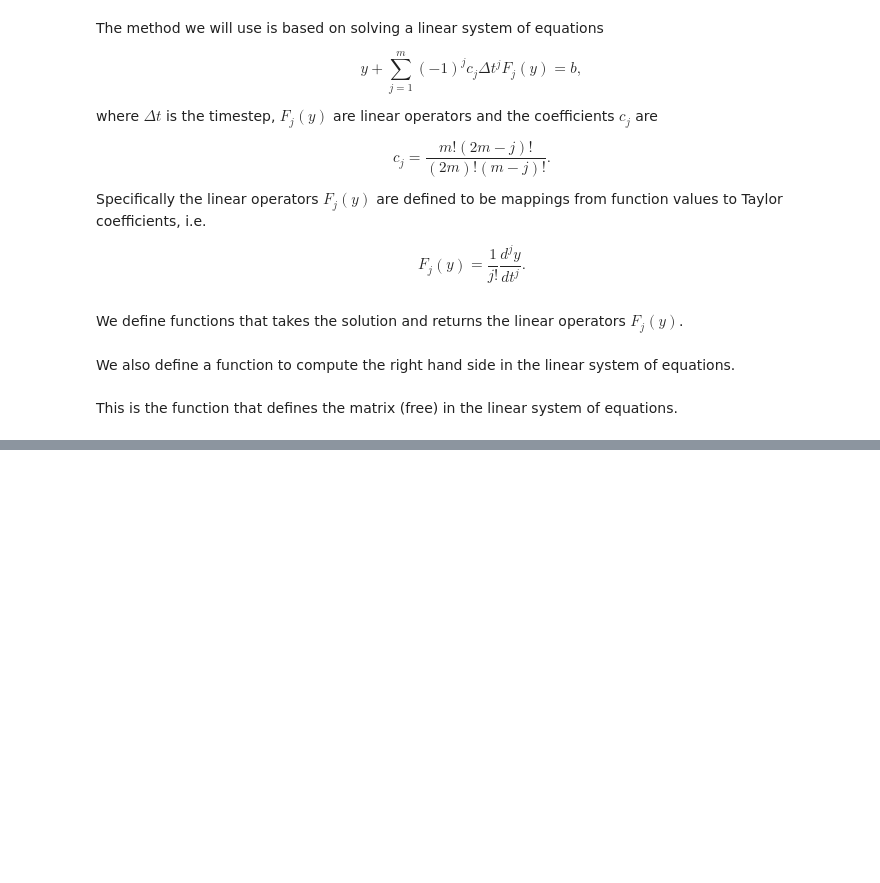
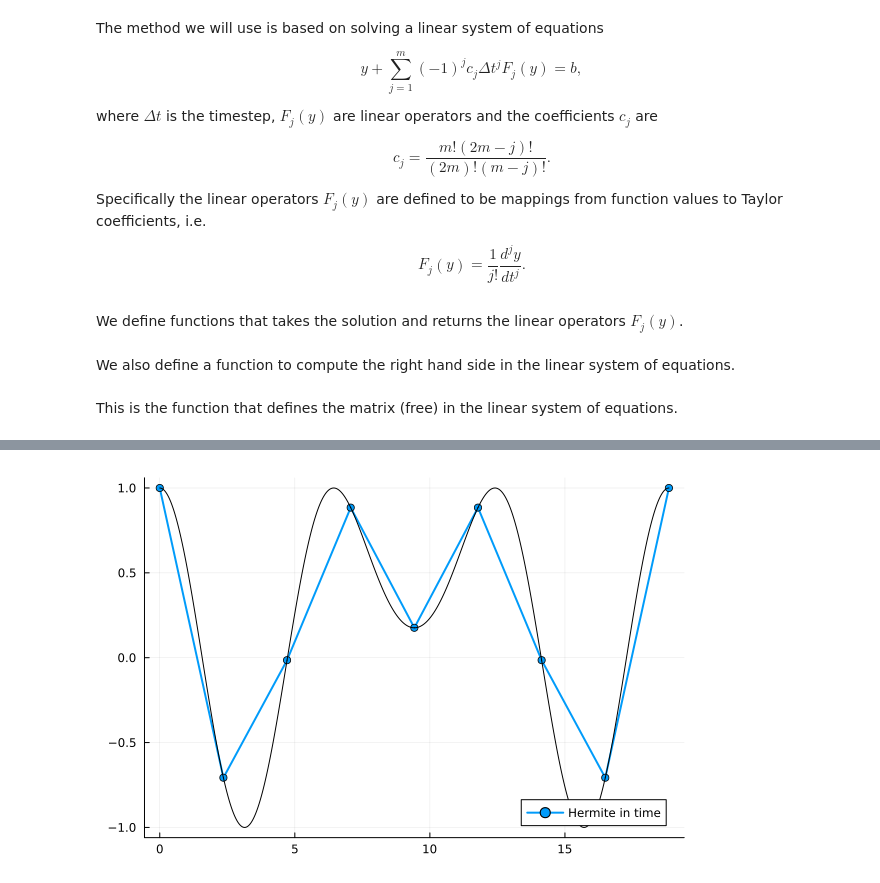
Before and after one commit to appelo/Chides.jl, a Jupyter notebook: examples/Hermite_in_Time_for_variable_coeff.ipynb, the cells around one changed output, grey strips where cells are left out. Saved outputs shown, nothing was run; the diff lists cells and outputs as text; code cells hidden in the pictures; blank space fills up the shorter version.

```diff
--- a/examples/Hermite_in_Time_for_variable_coeff.ipynb
+++ b/examples/Hermite_in_Time_for_variable_coeff.ipynb
@@ -206,0 +261,19 @@ display(pl)
+# %%
+neval = 101
+
+z = collect(LinRange(-0.5,0.5,neval))
+
+pl = plot(T,Y[1,1,:],lw=2,marker=:circle,label = "Hermite in time")
+ucof = zeros(2*m+2)
+ifield = 1
+for i = 1:nt
+    u = zeros(Float64,m+1,2)
+    ucof[1:m+1] = scale[1:m+1,1:m+1]*Y[ifield,:,i]
+    ucof[m+2:2*m+2] = scale[1:m+1,1:m+1]*Y[ifield,:,i+1]
+    uint = Hmat*ucof
+    uplot = evalhinterp(z,uint)
+    plot!(pl,T[i] .+ dt*(0.5 .+ z),uplot,color=:black,lw=1,label = :none)
+end
+display(pl)
+# %% [output]
+[figure, added]
```
Also changed, not shown: parts of 12 cells of this notebook, 1 other file.
